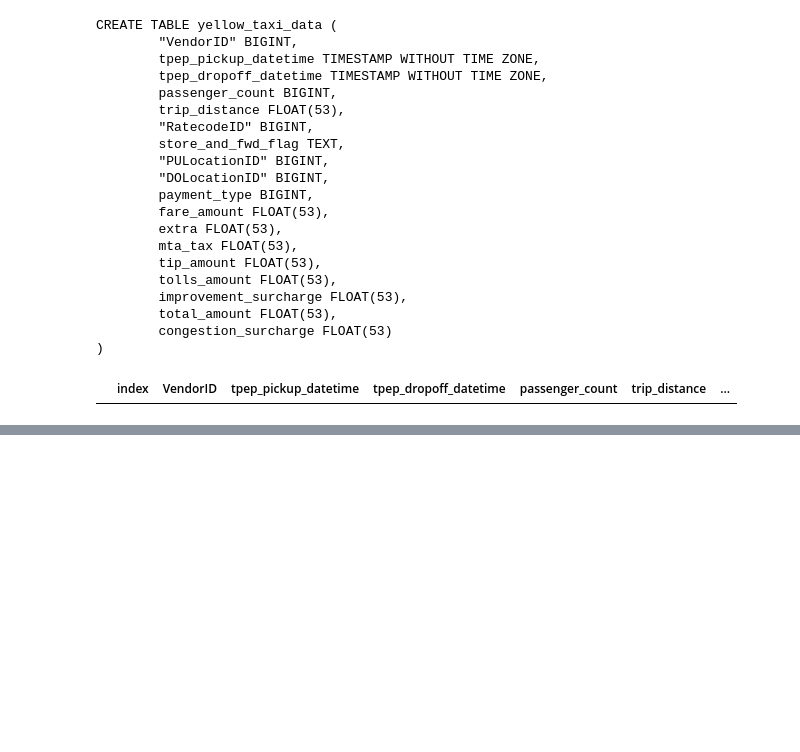
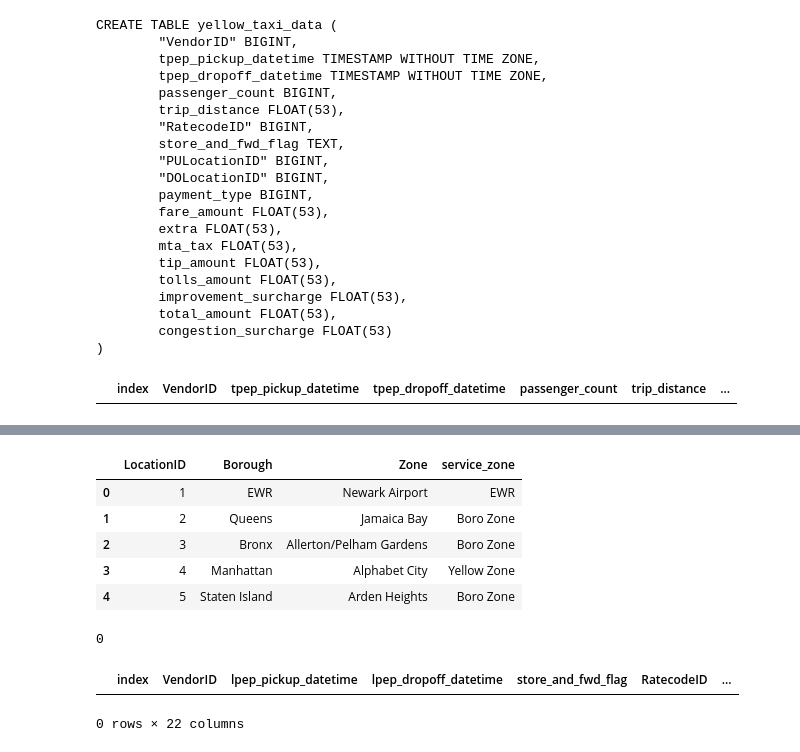
Before and after one commit to Rawannada/data_pipeline, a Jupyter notebook: pipeline/ingest_data.ipynb, the cells around one changed output, grey strips where cells are left out. Saved outputs shown, nothing was run; the diff lists cells and outputs as text; code cells hidden in the pictures; blank space fills up the shorter version.

```diff
--- a/pipeline/ingest_data.ipynb
+++ b/pipeline/ingest_data.ipynb
@@ -168,0 +231,20 @@ for df_chunk in tqdm(df_iter):
+# %%
+df2 = pd.read_csv('https://github.com/DataTalksClub/nyc-tlc-data/releases/download/misc/taxi_zone_lookup.csv')
+df2.head()
+# %% [output]
+|  | LocationID | Borough | Zone | service_zone |
+| 0 | 1 | EWR | Newark Airport | EWR |
+| 1 | 2 | Queens | Jamaica Bay | Boro Zone |
+| 2 | 3 | Bronx | Allerton/Pelham Gardens | Boro Zone |
+| 3 | 4 | Manhattan | Alphabet City | Yellow Zone |
+| 4 | 5 | Staten Island | Arden Heights | Boro Zone |
+# %%
+df.head(0).to_sql ( name='green_tripdata_2025-11', con=engine ,if_exists='replace')
+# %% [output]
+0
+# %%
+query = 'SELECT * FROM "green_tripdata_2025-11" LIMIT 5'
+pd.read_sql(query, con=engine)
+# %% [output]
+|  | index | VendorID | lpep_pickup_datetime | lpep_dropoff_datetime | store_and_fwd_flag | RatecodeID | ... |
+0 rows × 22 columns
```
Also changed, not shown: parts of 11 cells of this notebook, 9 other files.
